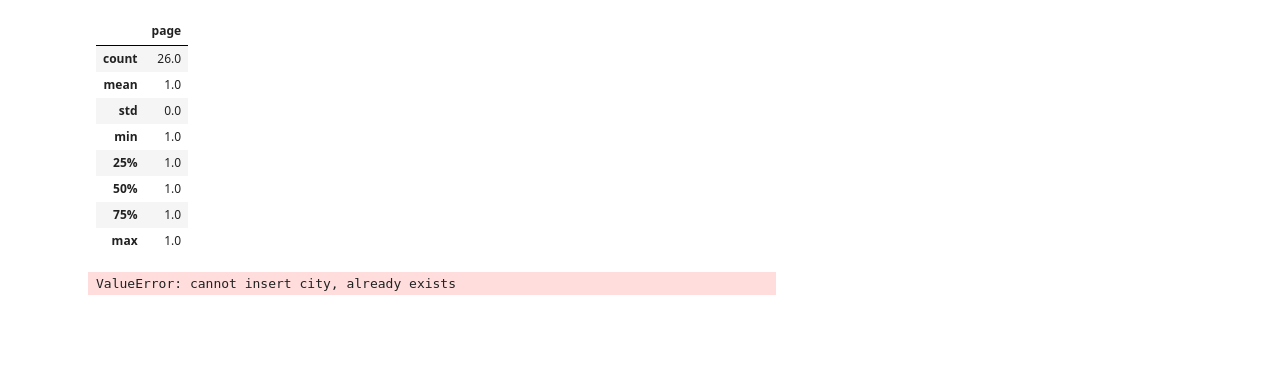
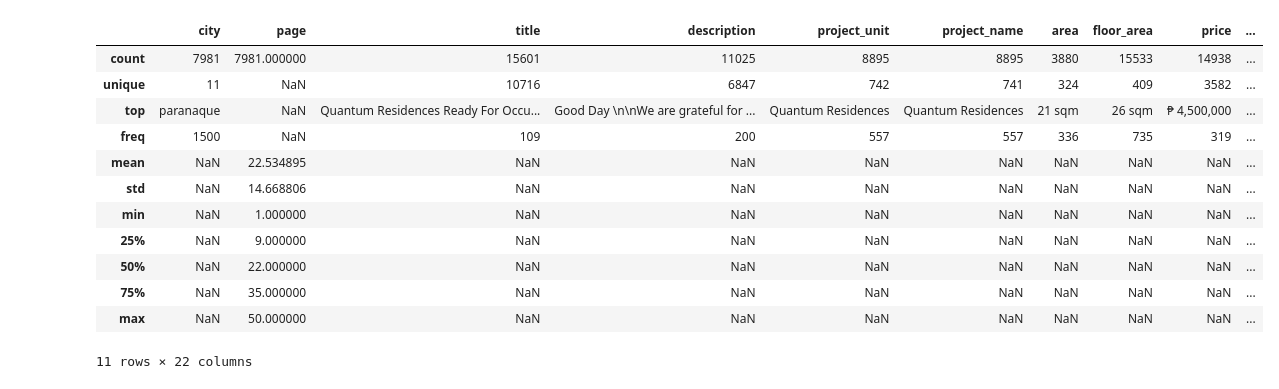
Before and after one commit to darryl-john/condo-amenity-proximity, a Jupyter notebook: data-listings-joiner.ipynb, the cells around one changed output. Drawn from its saved outputs; the diff is of its cells as text; code cells hidden in the pictures; blank space fills up the shorter version.

Commit message:
Completed fecth of condo listings

```diff
--- a/data-listings-joiner.ipynb
+++ b/data-listings-joiner.ipynb
@@ -4,37 +4,25 @@ import os, glob, json
 # %%
 records = []
 
-city = 'malabon'
-
-# Append data from all text files in the data_condo_listings directory
-for filepath in  glob.glob(os.path.join("data_listings/text_files", "*" + city + "*.txt")):
+# Append data from all text files in the data_listings directory
+for filepath in  glob.glob(os.path.join("data_listings/text_files", "*.txt")):
     with open(filepath, 'r', encoding='utf-8') as f:
         for line in f:
             records.append(json.loads(line))
 
 df = pd.DataFrame(records)
-df.describe()
+df.describe(include='all')
 # %% [output]
-|  | page |
-| count | 26.0 |
-| mean | 1.0 |
-| std | 0.0 |
-| min | 1.0 |
-| 25% | 1.0 |
-| 50% | 1.0 |
-| 75% | 1.0 |
-| max | 1.0 |
+|  | city | page | title | description | project_unit | project_name | area | floor_area | price | ... |
+| count | 7981 | 7981.000000 | 15601 | 11025 | 8895 | 8895 | 3880 | 15533 | 14938 | ... |
+| unique | 11 | NaN | 10716 | 6847 | 742 | 741 | 324 | 409 | 3582 | ... |
+| top | paranaque | NaN | Quantum Residences Ready For Occu... | Good Day \n\nWe are grateful for ... | Quantum Residences | Quantum Residences | 21 sqm | 26 sqm | ₱ 4,500,000 | ... |
+| freq | 1500 | NaN | 109 | 200 | 557 | 557 | 336 | 735 | 319 | ... |
+| mean | NaN | 22.534895 | NaN | NaN | NaN | NaN | NaN | NaN | NaN | ... |
+| std | NaN | 14.668806 | NaN | NaN | NaN | NaN | NaN | NaN | NaN | ... |
+| min | NaN | 1.000000 | NaN | NaN | NaN | NaN | NaN | NaN | NaN | ... |
+| 25% | NaN | 9.000000 | NaN | NaN | NaN | NaN | NaN | NaN | NaN | ... |
+| 50% | NaN | 22.000000 | NaN | NaN | NaN | NaN | NaN | NaN | NaN | ... |
+| 75% | NaN | 35.000000 | NaN | NaN | NaN | NaN | NaN | NaN | NaN | ... |
+| max | NaN | 50.000000 | NaN | NaN | NaN | NaN | NaN | NaN | NaN | ... |
+11 rows × 22 columns
-# %%
-# insert 'city' at column index 0 and 'page' at column index 1
-df.insert(0, 'city', '')
-df.insert(1, 'page', '')
-
-# set 'city' value to 'makati' for all rows
-df['city'] = city
-
-# set 'page' value to count from 1, add 1 for every 30 rows
-df['page'] = (df.index // 30) + 1
-
-df
-# %% [output]
-ValueError: cannot insert city, already exists
```
Also changed, not shown: parts of 3 cells of this notebook, 30 other files.
